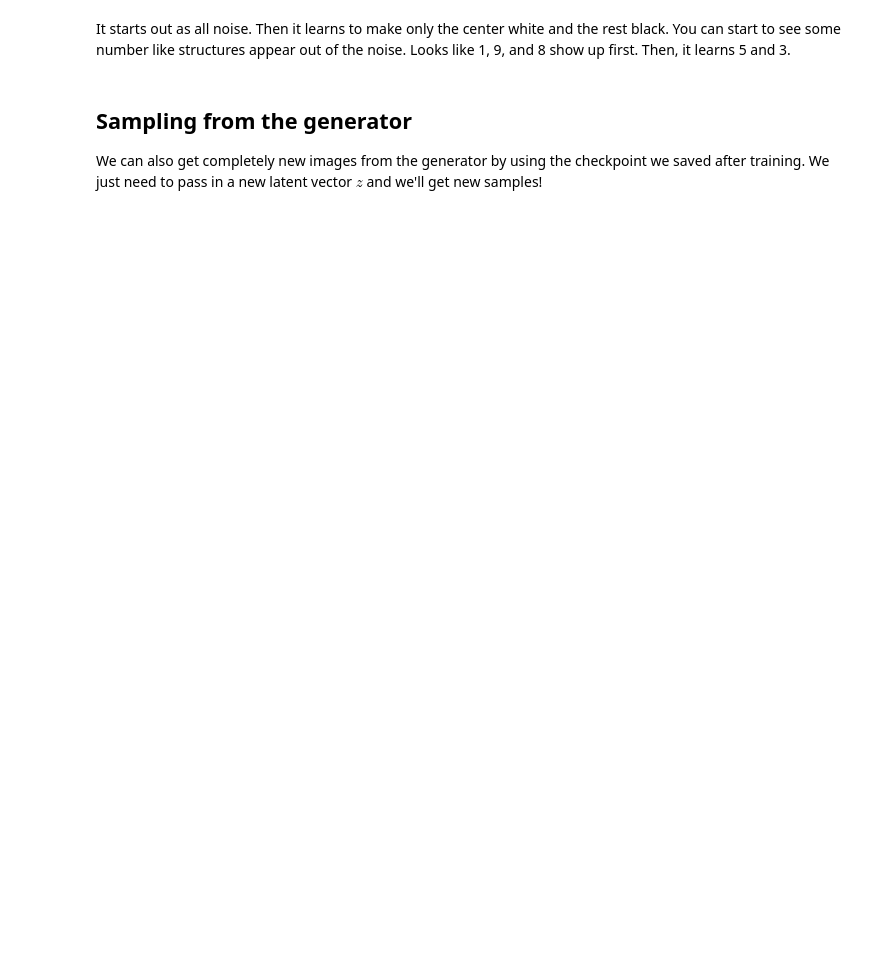
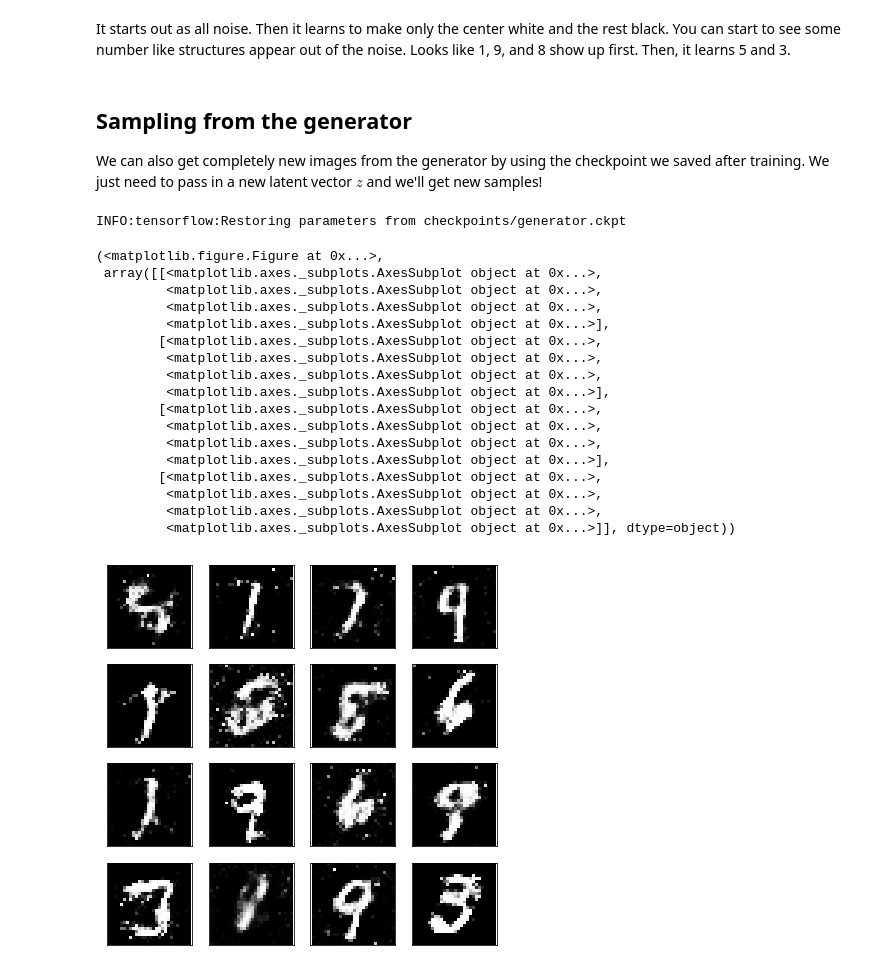
Before and after one commit to llealgt/MNIST_GAN, a Jupyter notebook: Intro_to_GANs_Exercises.ipynb, the cells around one changed output. Drawn from its saved outputs; the diff is of its cells as text; code cells hidden in the pictures; blank space fills up the shorter version.

Commit message:
Finished mnist generator gan

```diff
--- a/Intro_to_GANs_Exercises.ipynb
+++ b/Intro_to_GANs_Exercises.ipynb
@@ -129,7 +125,7 @@ def discriminator(x, n_units=128, reuse=False, alpha=0.01):
         # Hidden layer
         h1 = tf.layers.dense(x,n_units,activation=None)
         # Leaky ReLU
-        h1 = tf.maximum(x, x * alpha)
+        h1 = tf.maximum(h1, h1 * alpha)
 
         logits = tf.layers.dense(h1,1, activation=None)
         out = tf.sigmoid(logits)
@@ -201,3 +188,15 @@ g_loss =
+# %%
+# Calculate losses
+d_real_labels = tf.ones_like(discriminator_logits_real) * (1 - smooth)
+d_loss_real = tf.reduce_mean(tf.nn.sigmoid_cross_entropy_with_logits(logits=discriminator_logits_real,labels=d_real_labels))
+
+d_fake_labels = tf.zeros_like(discriminator_logits_fake)
+d_loss_fake = tf.reduce_mean(tf.nn.sigmoid_cross_entropy_with_logits(logits=discriminator_logits_fake,labels=d_fake_labels))
+
+d_loss = d_loss_real + d_loss_fake
+
+g_labels = tf.ones_like(discriminator_logits_fake)
+g_loss = tf.reduce_mean(tf.nn.sigmoid_cross_entropy_with_logits(logits=discriminator_logits_fake,labels=g_labels))
 # %% [markdown]
 ## Optimizers
 
@@ -215,12 +214,12 @@ Then, in the optimizer we pass the variable lists to the `var_list` keyword argu
 learning_rate = 0.002
 
 # Get the trainable_variables, split into G and D parts
-t_vars =
-g_vars =
-d_vars =
+t_vars = tf.trainable_variables()
+g_vars = [g_var for g_var in t_vars if g_var.name.startswith('generator')]
+d_vars = [d_var for d_var in t_vars if d_var.name.startswith('discriminator')]
 
-d_train_opt =
-g_train_opt =
+d_train_opt = tf.train.AdamOptimizer(learning_rate=learning_rate).minimize(d_loss,var_list = d_vars)
+g_train_opt = tf.train.AdamOptimizer(learning_rate=learning_rate).minimize(g_loss,var_list = g_vars)
 # %% [markdown]
 ## Training
 # %%
@@ -259,7 +258,7 @@ with tf.Session() as sess:
         # Sample from generator as we're training for viewing afterwards
         sample_z = np.random.uniform(-1, 1, size=(16, z_size))
         gen_samples = sess.run(
-                       generator(input_z, input_size, n_units=g_hidden_size, reuse=True, alpha=alpha),
+                       generator(input_z, input_size, n_units=g_hidden_size, reuse=True, alpha=alpha)[0],
                        feed_dict={input_z: sample_z})
         samples.append(gen_samples)
         saver.save(sess, './checkpoints/generator.ckpt')
@@ -323,9 +347,29 @@ We can also get completely new images from the generator by using the checkpoint
 # %%
 saver = tf.train.Saver(var_list=g_vars)
 with tf.Session() as sess:
     saver.restore(sess, tf.train.latest_checkpoint('checkpoints'))
     sample_z = np.random.uniform(-1, 1, size=(16, z_size))
     gen_samples = sess.run(
-                   generator(input_z, input_size, n_units=g_hidden_size, reuse=True, alpha=alpha),
+                   generator(input_z, input_size, n_units=g_hidden_size, reuse=True, alpha=alpha)[0],
                    feed_dict={input_z: sample_z})
 view_samples(0, [gen_samples])
+# %% [output]
+INFO:tensorflow:Restoring parameters from checkpoints/generator.ckpt
+(<matplotlib.figure.Figure at 0x...>,
+ array([[<matplotlib.axes._subplots.AxesSubplot object at 0x...>,
+         <matplotlib.axes._subplots.AxesSubplot object at 0x...>,
+         <matplotlib.axes._subplots.AxesSubplot object at 0x...>,
+         <matplotlib.axes._subplots.AxesSubplot object at 0x...>],
+        [<matplotlib.axes._subplots.AxesSubplot object at 0x...>,
+         <matplotlib.axes._subplots.AxesSubplot object at 0x...>,
+         <matplotlib.axes._subplots.AxesSubplot object at 0x...>,
+         <matplotlib.axes._subplots.AxesSubplot object at 0x...>],
+        [<matplotlib.axes._subplots.AxesSubplot object at 0x...>,
+         <matplotlib.axes._subplots.AxesSubplot object at 0x...>,
+         <matplotlib.axes._subplots.AxesSubplot object at 0x...>,
+         <matplotlib.axes._subplots.AxesSubplot object at 0x...>],
+        [<matplotlib.axes._subplots.AxesSubplot object at 0x...>,
+         <matplotlib.axes._subplots.AxesSubplot object at 0x...>,
+         <matplotlib.axes._subplots.AxesSubplot object at 0x...>,
+         <matplotlib.axes._subplots.AxesSubplot object at 0x...>]], dtype=object))
+[figure, added]
```
Also changed, not shown: parts of 6 cells of this notebook, 1 other file.
